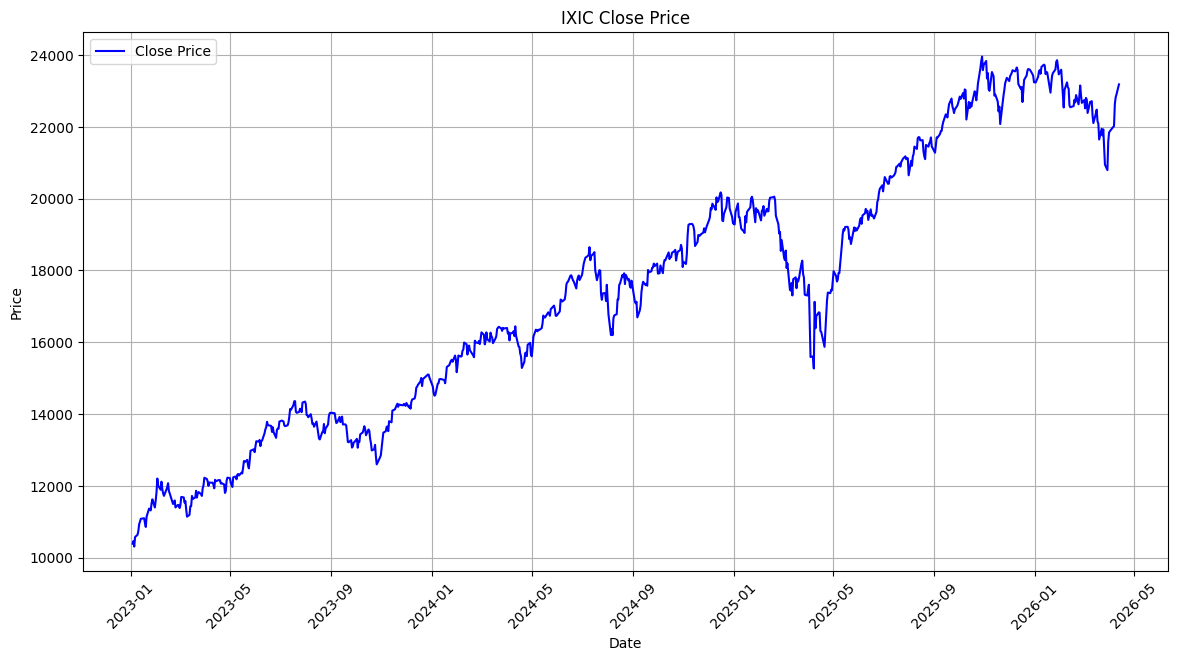
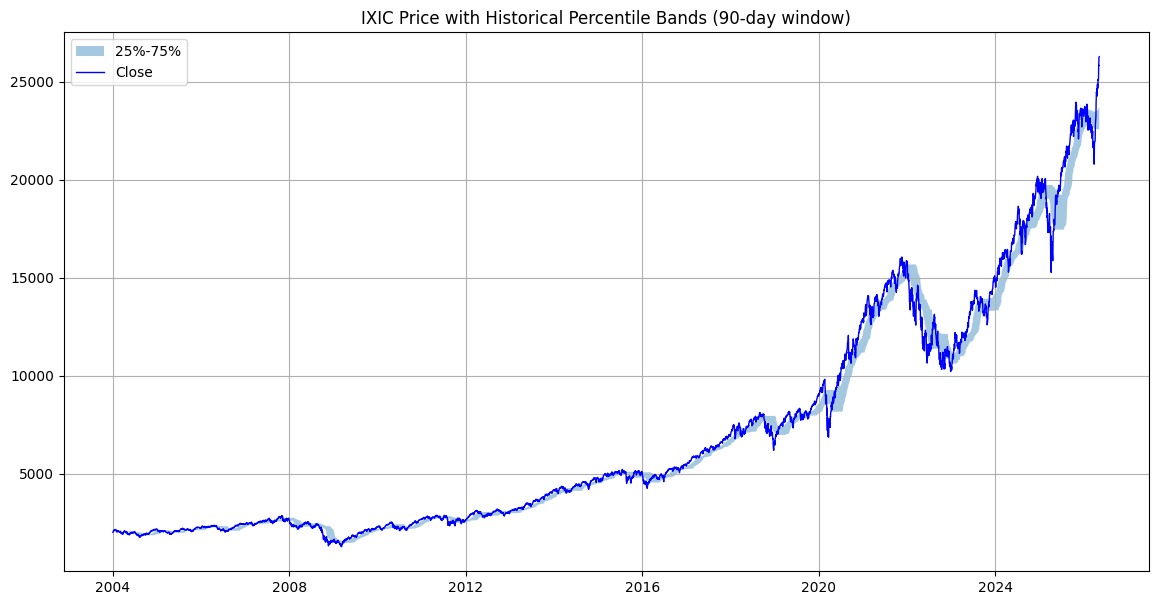
The notebook cell's code change between the first figure and the second:
--- before
+++ after
@@ -5,14 +5,22 @@
 data = pd.read_csv("data/index_us_stock_sina.IXIC.csv")
 data["date"] = pd.to_datetime(data["date"])
-data = data[data['date'] >= pd.to_datetime("2023-01-01")]
+data = data[data['date'] >= pd.to_datetime("2000-01-01")]
+
+# 计算滚动分位数
+window = 90
+data['p5'] = data['close'].rolling(window).quantile(0.05)
+data['p25'] = data['close'].rolling(window).quantile(0.25)
+data['p50'] = data['close'].rolling(window).quantile(0.50)  # 中位数
+data['p75'] = data['close'].rolling(window).quantile(0.75)
+data['p95'] = data['close'].rolling(window).quantile(0.95)
 
 plt.figure(figsize=(14, 7))
-plt.plot(data["date"], data["close"], label="Close Price", color='blue')
-plt.title("IXIC Close Price")
-plt.xlabel("Date")
-plt.ylabel("Price")
-plt.xticks(rotation=45)
+# plt.fill_between(data['date'], data['p5'], data['p95'], alpha=0.2, label='5%-95%')
+plt.fill_between(data['date'], data['p25'], data['p75'], alpha=0.4, label='25%-75%')
+# plt.plot(data['date'], data['p50'], label='Median (50%)', color='red', linestyle='--')
+plt.plot(data['date'], data['close'], label='Close', color='blue', linewidth=1)
+plt.title(f"IXIC Price with Historical Percentile Bands ({window}-day window)")
+plt.legend()
 plt.grid()
-plt.legend()
-plt.savefig("output/ndx_close_price.png", dpi=300)
+plt.savefig("output/ndx_percentile_bands.png", dpi=300)
 plt.show()

Commit: feat: 更新 2026-5，全球股指再创新高，并提醒风险预警